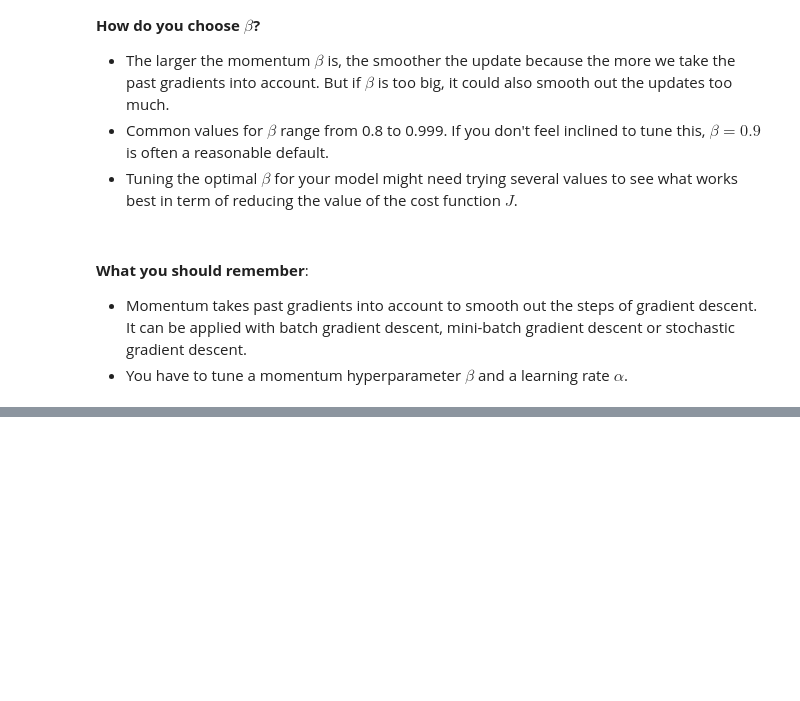
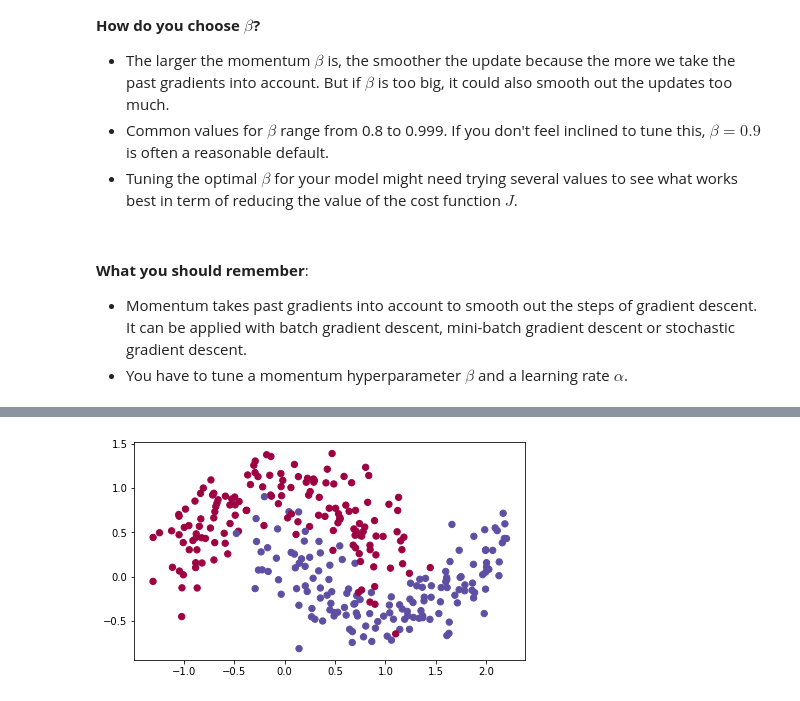
Before and after one commit to xinthink/coursera-deeplearning, a Jupyter notebook: 02-dnn/week02/week02.ipynb, the cells around one changed output, grey strips where cells are left out. Drawn from its saved outputs; the diff is of its cells as text; code cells hidden in the pictures; blank space fills up the shorter version.

```diff
--- a/02-dnn/week02/week02.ipynb
+++ b/02-dnn/week02/week02.ipynb
@@ -434,0 +638,4 @@ As usual, we will store all parameters in the `parameters` dictionary
+# %%
+train_X, train_Y = load_dataset()
+# %% [output]
+[figure, added]
```
Also changed, not shown: parts of 20 cells of this notebook, 4 other files.
